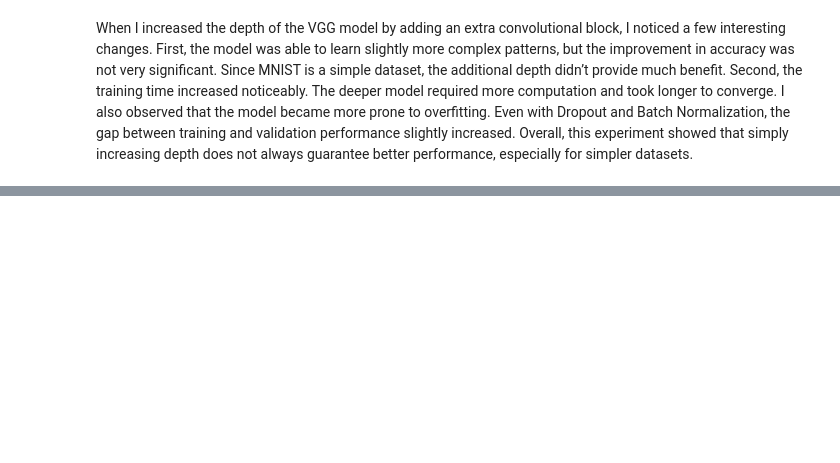
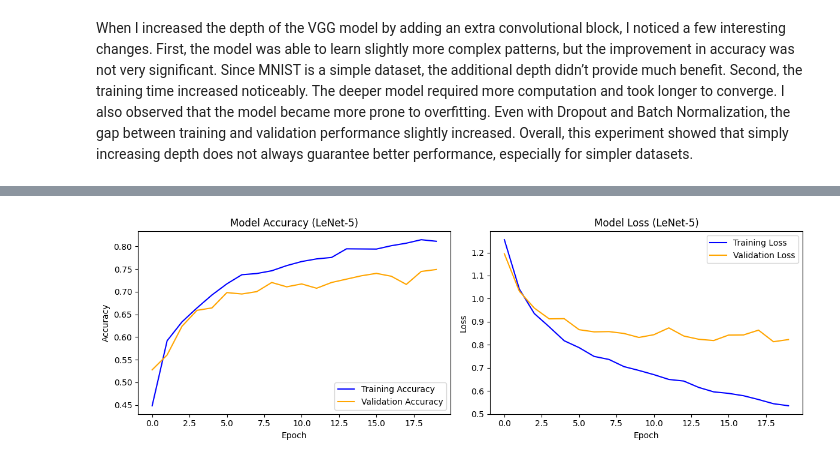
Before and after one commit to Seshmanuvarthi/DL_Journey-2026, a Jupyter notebook: week-7-imagenet.ipynb, the cells around one changed output, grey strips where cells are left out. Cells and saved outputs as stored; diff of their text form; code cells hidden in the pictures; blank space fills up the shorter version.

Commit message:
Kaggle Notebook | Week-7-LeNet | Version 3

```diff
--- a/week-7-imagenet.ipynb
+++ b/week-7-imagenet.ipynb
@@ -832,3 +710,100 @@ First, the model was able to learn slightly more complex patterns, but the impro
 Second, the training time increased noticeably. The deeper model required more computation and took longer to converge.
 I also observed that the model became more prone to overfitting. Even with Dropout and Batch Normalization, the gap between training and validation performance slightly increased.
 Overall, this experiment showed that simply increasing depth does not always guarantee better performance, especially for simpler datasets.
+# %%
+import tensorflow as tf
+from tensorflow.keras import layers, models
+from tensorflow.keras.models import Sequential
+from tensorflow.keras.layers import Conv2D, AveragePooling2D, Flatten, Dense
+import matplotlib.pyplot as plt
+
+data_dir = '/kaggle/input/datasets/aneesh10/cricket-shot-dataset/data/'
+
+# Set parameters
+batch_size = 32
+img_height = 32
+img_width = 32
+
+train_ds = tf.keras.utils.image_dataset_from_directory(
+    data_dir,
+    validation_split=0.2,
+    subset="training",
+    seed=123,
+    image_size=(img_height, img_width),
+    batch_size=batch_size
+)
+
+val_ds = tf.keras.utils.image_dataset_from_directory(
+    data_dir,
+    validation_split=0.2,
+    subset="validation",
+    seed=123,
+    image_size=(img_height, img_width),
+    batch_size=batch_size
+)
+class_names = train_ds.class_names
+print("Classes found:", class_names)
+num_classes = len(class_names)
+
+# Model
+LeNet_Model = Sequential()
+LeNet_Model.add(layers.Rescaling(1./255, input_shape=(img_height, img_width, 3)))
+# Layer 1
+LeNet_Model.add(Conv2D(6, kernel_size=(5, 5), activation='tanh'))
+LeNet_Model.add(AveragePooling2D(pool_size=(2, 2)))
+
+# Layer 2
+LeNet_Model.add(Conv2D(16, kernel_size=(5, 5), activation='tanh'))
+LeNet_Model.add(AveragePooling2D(pool_size=(2, 2)))
+
+# Flatten to 1D
+LeNet_Model.add(Flatten())
+
+# Fully Connected Layers
+LeNet_Model.add(Dense(120, activation='tanh'))
+LeNet_Model.add(Dense(84, activation='tanh'))
+
+# Output Layer
+LeNet_Model.add(Dense(num_classes, activation='softmax'))
+LeNet_Model.summary()
+
+# Compile
+LeNet_Model.compile(
+    optimizer='adam',
+    loss='sparse_categorical_crossentropy', # Use sparse because our labels are integers
+    metrics=['accuracy']
+)
+
+# Train the model
+print("Starting training...")
+epochs = 20
+history = LeNet_Model.fit(
+    train_ds,
+    validation_data=val_ds,
+    epochs=epochs
+)
+
+
+
+# Plots
+plt.figure(figsize=(12, 4))
+
+plt.subplot(1, 2, 1)
+plt.plot(history.history['accuracy'], label='Training Accuracy', color='blue')
+plt.plot(history.history['val_accuracy'], label='Validation Accuracy', color='orange')
+plt.title('Model Accuracy (LeNet-5)')
+plt.xlabel('Epoch')
+plt.ylabel('Accuracy')
+plt.legend(loc='lower right')
+
+plt.subplot(1, 2, 2)
+plt.plot(history.history['loss'], label='Training Loss', color='blue')
+plt.plot(history.history['val_loss'], label='Validation Loss', color='orange')
+plt.title('Model Loss (LeNet-5)')
+plt.xlabel('Epoch')
+plt.ylabel('Loss')
+plt.legend(loc='upper right')
+
+plt.tight_layout()
+plt.show()
+# %% [output]
@@ -834,0 +853 @@ Overall, this experiment showed that simply increasing depth does not always gua
+[figure, added]
```
Also changed, not shown: parts of 15 cells of this notebook.
